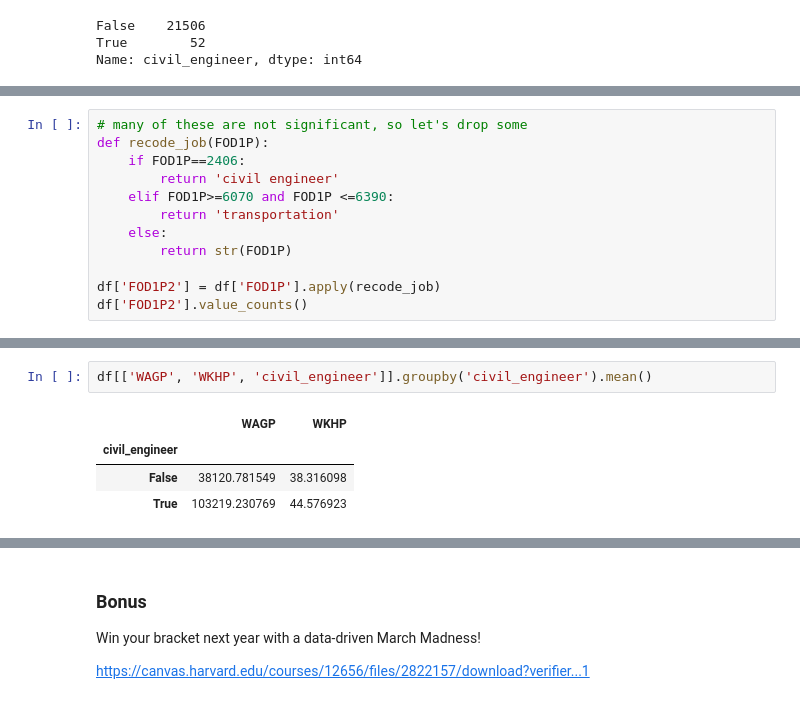
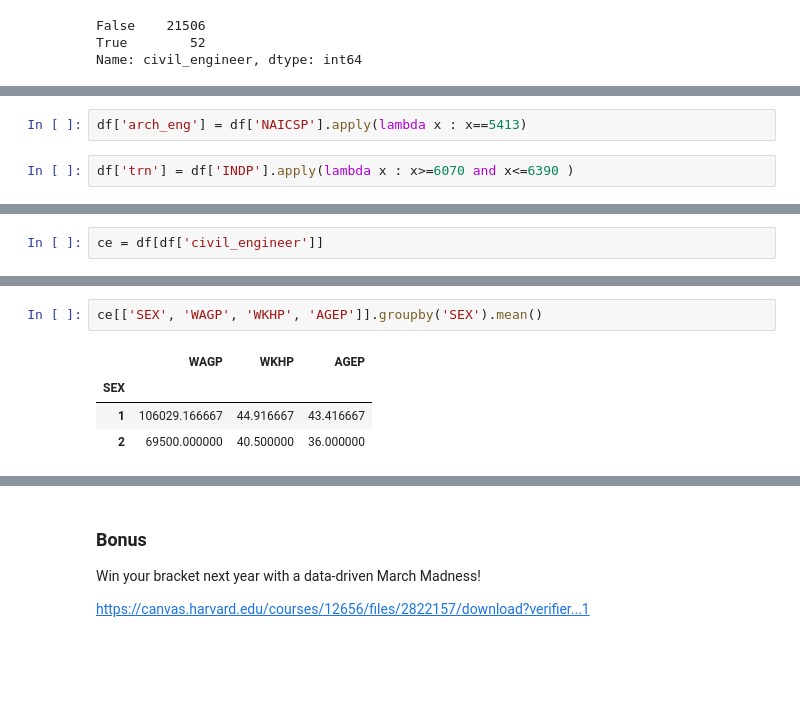
Before and after one commit to alha282/ce599, a Jupyter notebook: 21-Regression 1/Regression 1.ipynb, the cells around one changed output, grey strips where cells are left out. Drawn from its saved outputs; the diff is of its cells as text; blank space fills up the shorter version.

```diff
--- a/21-Regression 1/Regression 1.ipynb
+++ b/21-Regression 1/Regression 1.ipynb
@@ -592,12 +587,0 @@ Civil engineers make $33,300 more as compared to the mean income.
-# %%
-# many of these are not significant, so let's drop some
-def recode_job(FOD1P):
-    if FOD1P==2406:
-        return 'civil engineer'
-    elif FOD1P>=6070 and FOD1P <=6390:
-        return 'transportation'
-    else:
-        return str(FOD1P)
-
-df['FOD1P2'] = df['FOD1P'].apply(recode_job)
-df['FOD1P2'].value_counts()
@@ -621,0 +618,4 @@ Name: FOD1P2, Length: 136, dtype: int64
+# %%
+df['arch_eng'] = df['NAICSP'].apply(lambda x : x==5413)
+# %%
+df['trn'] = df['INDP'].apply(lambda x : x>=6070 and x<=6390 )
@@ -621,0 +674,2 @@ Name: FOD1P2, Length: 136, dtype: int64
+# %%
+ce = df[df['civil_engineer']]
@@ -622,7 +686,7 @@ Name: FOD1P2, Length: 136, dtype: int64
 # %%
-df[['WAGP', 'WKHP', 'civil_engineer']].groupby('civil_engineer').mean()
+ce[['SEX', 'WAGP', 'WKHP', 'AGEP']].groupby('SEX').mean()
 # %% [output]
-|  | WAGP | WKHP |
-| civil_engineer |  |  |
-| False | 38120.781549 | 38.316098 |
-| True | 103219.230769 | 44.576923 |
+|  | WAGP | WKHP | AGEP |
+| SEX |  |  |  |
+| 1 | 106029.166667 | 44.916667 | 43.416667 |
+| 2 | 69500.000000 | 40.500000 | 36.000000 |
```
Also changed, not shown: parts of 24 cells of this notebook, 2 other files.
